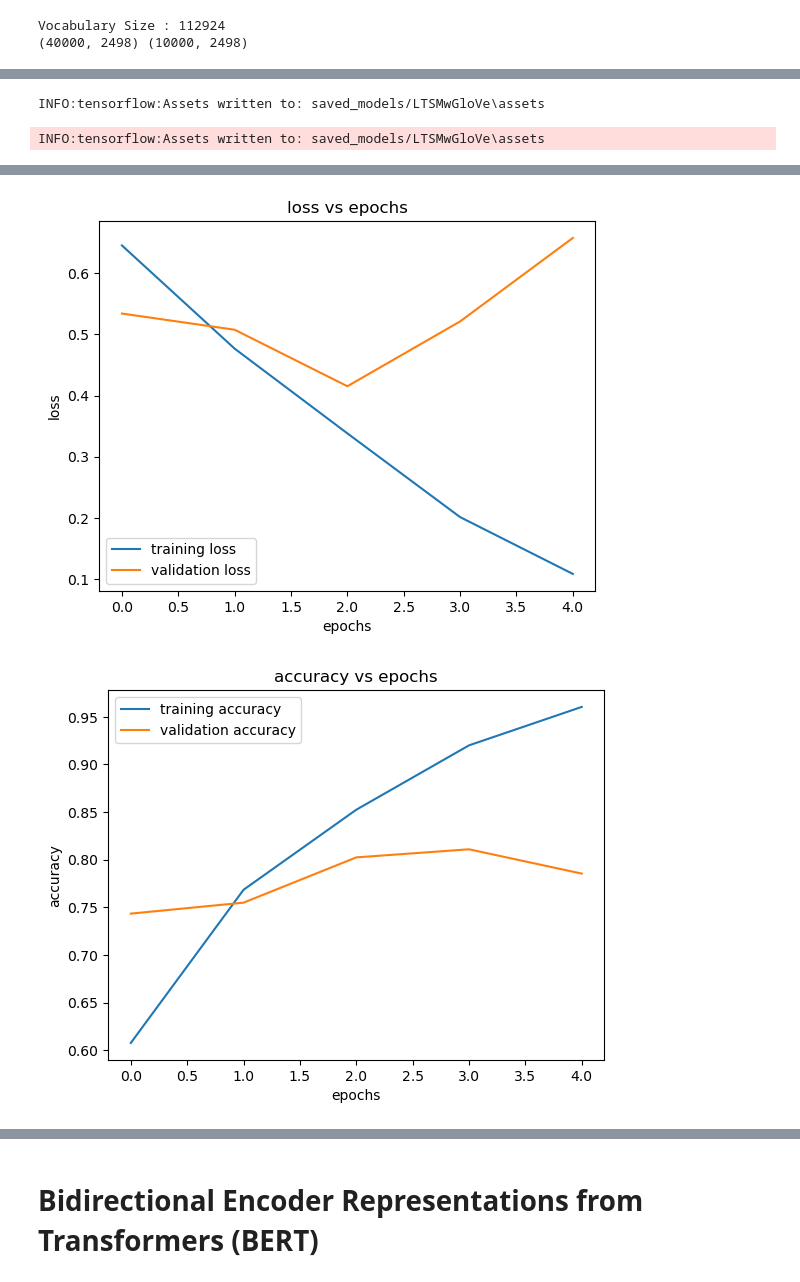
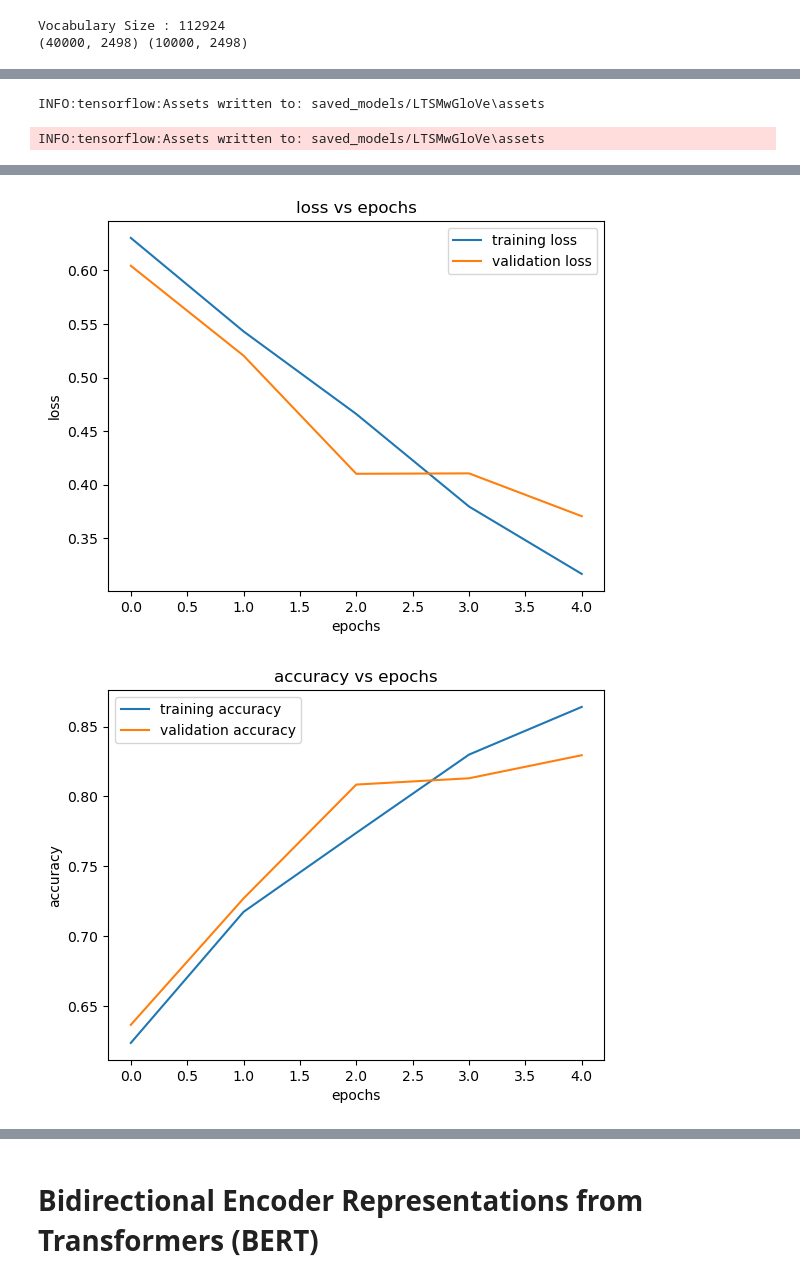
Before and after one commit to melihkagan/Sentiment_IMDB, a Jupyter notebook: GradProject.ipynb, the cells around one changed output, grey strips where cells are left out. Cells and saved outputs as stored; diff of their text form; code cells hidden in the pictures.

```diff
--- a/GradProject.ipynb
+++ b/GradProject.ipynb
@@ -596,18 +624,19 @@ for word, i in tqdm(word_index.items()):
 # %%
 %%time
-
-model = Sequential()
-model.add(Embedding(total_vocab,
-                     EMBEDDING_DIM,
-                     weights=[embedding_matrix],
-                     input_length=max_len,
-                     trainable=False))
-model.add(Conv1D(300,10,activation='relu'))
-model.add(keras.layers.Bidirectional(LSTM(150,return_sequences=True)))
-model.add(LSTM(100))
-model.add(keras.layers.Dropout(0.4))
-model.add(Dense(2,activation='softmax'))
-model.compile(loss='binary_crossentropy', optimizer='adam',metrics=['accuracy'])
+with strategy.scope():
+    model = Sequential()
+    model.add(Embedding(total_vocab,
+                         EMBEDDING_DIM,
+                         weights=[embedding_matrix],
+                         input_length=max_len,
+                         trainable=False))
+    model.add(SpatialDropout1D(0.2))
+    model.add(Conv1D(100,5,activation='relu'))
+    model.add(keras.layers.Bidirectional(LSTM(50,return_sequences=True)))
+    model.add(LSTM(100))
+    model.add(keras.layers.Dropout(0.4))
+    model.add(Dense(1,activation='sigmoid'))
+    model.compile(loss='binary_crossentropy', optimizer='adam',metrics=['accuracy'])
 
 model.summary()
 # %% [output]
@@ -641,8 +670,8 @@ checkpoints=ModelCheckpoint(filepath='./',
 
 callbacks=[es,checkpoints]
 # %%
-X_train,X_val,Y_train,Y_val=train_test_split(train_x_pad,train_y_labels,
-                                             test_size=0.05,random_state=10)
+X_train,X_val,Y_train,Y_val=train_test_split(train_x_pad,train_y,
+                                             test_size=0.1,random_state=10)
 # %%
-history=model.fit(X_train,Y_train,validation_data=(X_val,Y_val),epochs=5,callbacks=callbacks)
+history=model.fit(X_train,Y_train,validation_data=(X_val,Y_val),epochs=8,callbacks=callbacks, batch_size=32*strategy.num_replicas_in_sync)
 # %% [output]
@@ -674,6 +687,10 @@ def plot_graph(history,string):
 # %%
 model.save('saved_models/LTSMwGloVe')
+scores = model.predict(test_x_pad)
+print("Auc: %.2f%%" % (roc_auc(scores,test_y)))
 print("Model Performance on test set")
-result = model.evaluate(test_x_pad,test_y_labels)
+result = model.evaluate(test_x_pad,test_y)
 print(dict(zip(model.metrics_names, result)))
+plot_graph(history,'loss')
+plot_graph(history,'accuracy')
 # %% [output]
@@ -686,8 +705,2 @@ Model Performance on test set
+[figure, added]
+[figure, added]
-# %%
-plot_graph(history,'loss')
-# %% [output]
-[figure, removed]
-# %%
-plot_graph(history,'accuracy')
-# %% [output]
-[figure, removed]
```
Also changed, not shown: parts of 28 cells of this notebook.
